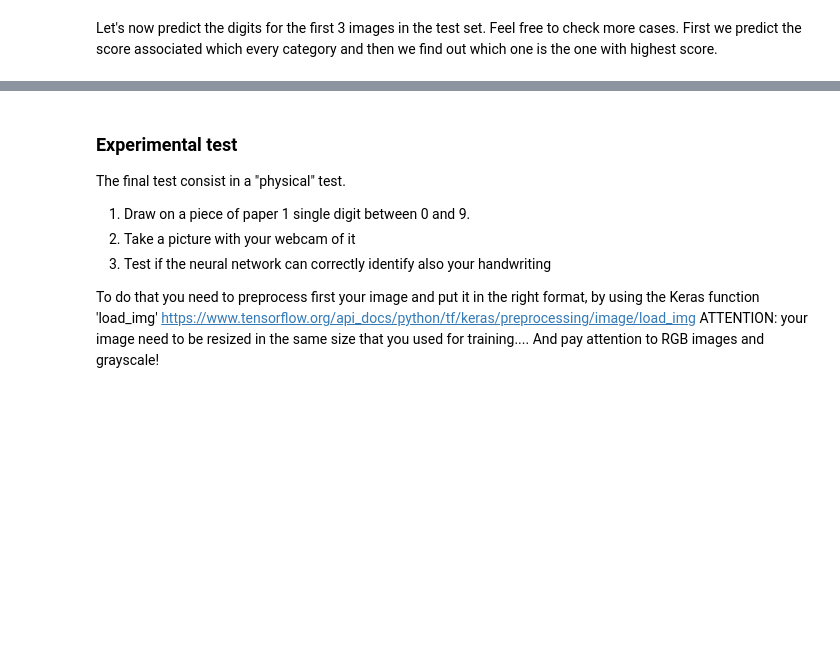
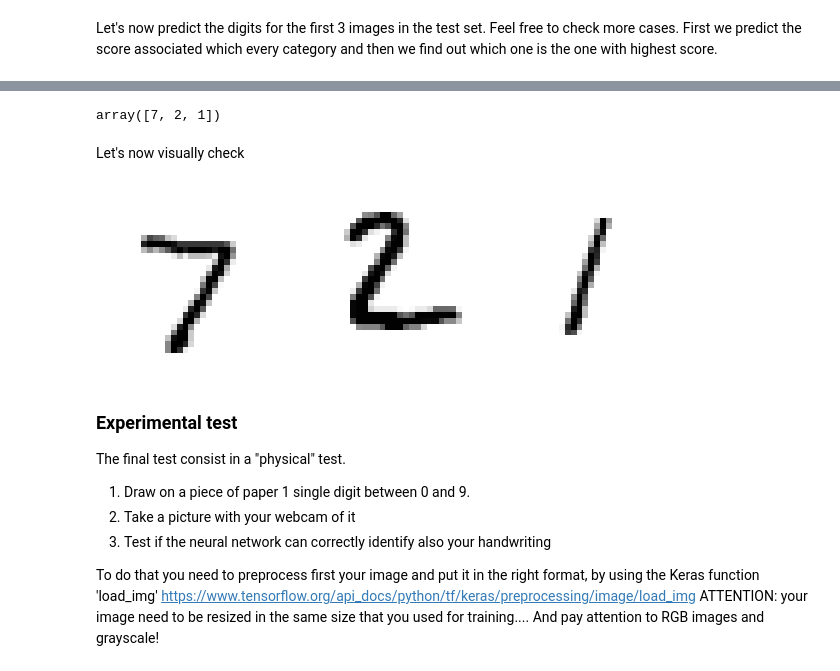
Before and after one commit to YanickMoos/Uebung3ML2, a Jupyter notebook: 1_MNIST_first_steps.ipynb, the cells around one changed output, grey strips where cells are left out. Drawn from its saved outputs; the diff is of its cells as text; code cells hidden in the pictures; blank space fills up the shorter version.

```diff
--- a/1_MNIST_first_steps.ipynb
+++ b/1_MNIST_first_steps.ipynb
@@ -174,3 +225,10 @@ model.evaluate(test_images, test_labels)
 # %% [markdown]
 Let's now predict the digits for the first 3 images in the test set. Feel free to check more cases.
 First we predict the score associated which every category and then we find out which one is the one with highest score.
+# %%
+
+# In X_new werden die ersten 3 Bilder des Testdatensatzes gespeichert (Index 0-2) mit Slice [:3]
+X_new = X_test[:3]
+# Modell wird angewendendet auf die 3 Bilder und gibt Wahrscheinlichkeiten pro Zahl zurück (die erste sollte also eine 7 sein). Wahrsch werden in y_proba gespeichert.
+y_proba = model.predict(X_new)
+y_proba.round(2)
@@ -177,3 +240,36 @@ First we predict the score associated which every category and then we find out
+# %%
+
+# np.argmax sucht in jeder Zeile (Bild) von y_proba (mit den Wahrsch das oben erstellt) nach der höchsten Wahrscheinlichkeit und speichert die Predictions in y_pred
+y_pred=np.argmax(y_proba,axis=1)
+
+# Bei Binary wären die Wahrscheinlichkeiten in y_proba einzelne Werte die einfach die Wahrscheinlichkeit für y = 1 angeben zb [0.82, 0.12, 0.57, 0.33]. Dann untigen Code nutzen der bei über 50 % als 1 klassifiziert
+#
+#if you are working with binary classification, use instead the following line:
+#y_pred = (y_proba > 0.5).astype("int32")
+
+y_pred
+# %% [output]
+array([7, 2, 1])
+# %% [markdown]
+Let's now visually check
+# %%
+# neue Grafikerstellen (grösssenangaben in zoll 7.2x2.4)
+plt.figure(figsize=(7.2, 2.4))
+# Durch jedes Bild in X_new durchgehen. enumerate gibt Index und Bild zurück
+for index, image in enumerate(X_new):
+    # plt.subplot(Zeilen, Spalten, Position) 1 Zeile, die 3 Bilder (Spalten), Position +1 da Index vom 1. Bild = 0
+    plt.subplot(1, 3, index + 1)
+    # Bild anzeigen, cmpap binary = schwarz weiss, interpolation nearest = keine unschärfe beim zoomen durch interpolation (neue pixel erzeugen aus umgebenen?)
+    plt.imshow(image, cmap="binary", interpolation="nearest")
+    # X Y Achsen ausblenden
+    plt.axis('off')
+
+# Horizontaler und Vertikaler Abstand zwischen den Bildern einfügen
+plt.subplots_adjust(wspace=0.2, hspace=0.5)
+
+plt.show()
+# %% [output]
+[figure, added]
 # %% [markdown]
 ### Experimental test
 
```
Also changed, not shown: parts of 25 cells of this notebook, 1 other file.
